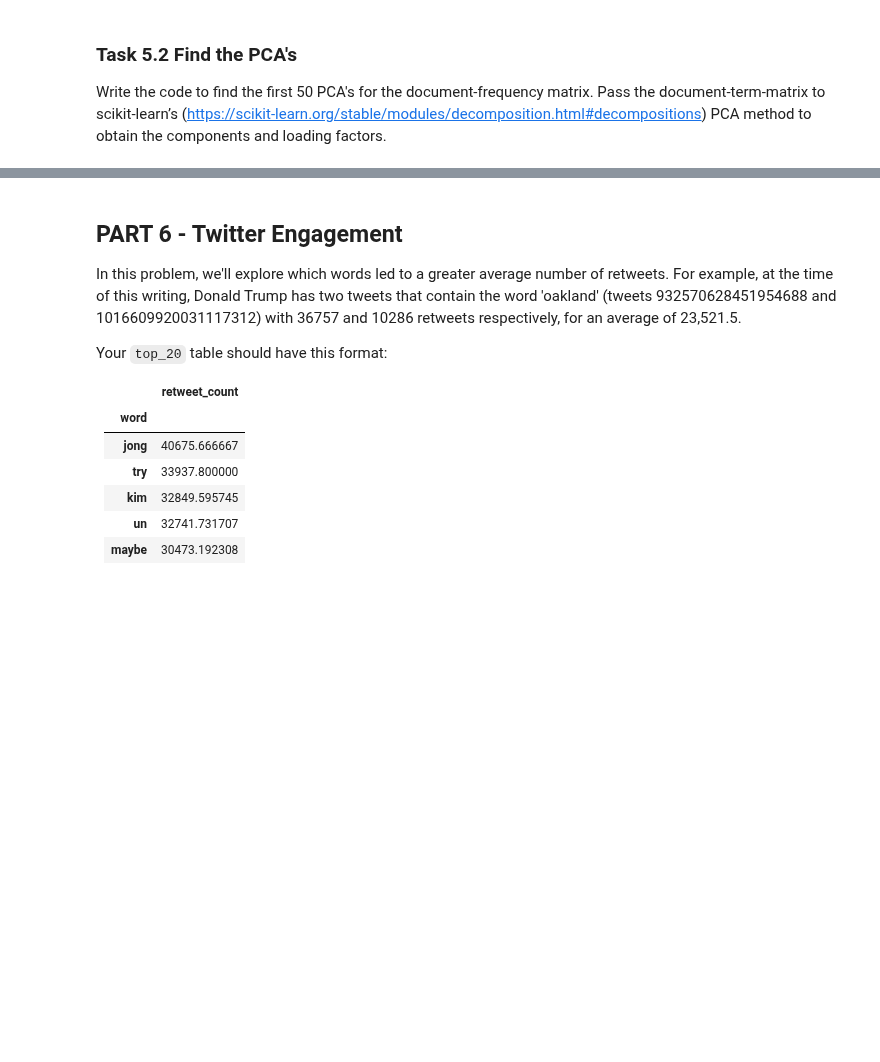
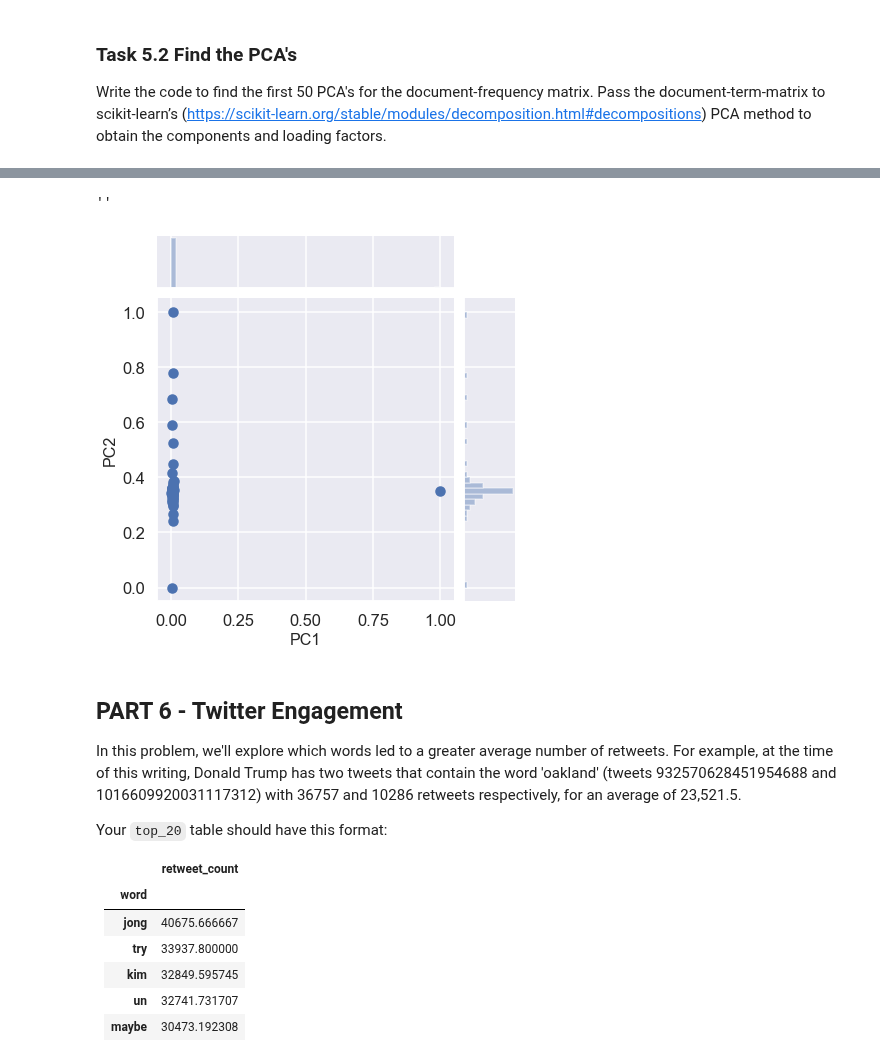
Before and after one commit to aarif-razak/cs439Work, a Jupyter notebook: MidSemProject/MidSemester_Project_F21_V1.ipynb, the cells around one changed output, grey strips where cells are left out. Drawn from its saved outputs; the diff is of its cells as text; code cells hidden in the pictures; blank space fills up the shorter version.

```diff
--- a/MidSemProject/MidSemester_Project_F21_V1.ipynb
+++ b/MidSemProject/MidSemester_Project_F21_V1.ipynb
@@ -977,3 +1059,26 @@ This is a scatter plot of the values of the components, but with arrows indicati
+# %%
+### BEGIN SOLUTION
+pca1 = pca.components_[:,0]
+pca2 = pca.components_[:,1]
+
+pca1 = (pca1 - pca1.min())/(pca1.max() -pca1.min())
+pca2 = (pca2 - pca2.min())/(pca2.max() -pca2.min())
+
+joint = sns.jointplot(pca1, pca2)
+
+# JointGrid has a convenience function
+joint.set_axis_labels('x', 'y', fontsize=16)
+
+# or set labels via the axes objects
+joint.ax_joint.set_xlabel('PC1')
+joint.ax_joint.set_ylabel('PC2')
+
+;
+
+### END SOLUTION
+# %% [output]
+''
+[figure, added]
 # %% [markdown]
 ## PART 6 - Twitter Engagement
 
```
Also changed, not shown: parts of 14 cells of this notebook.
